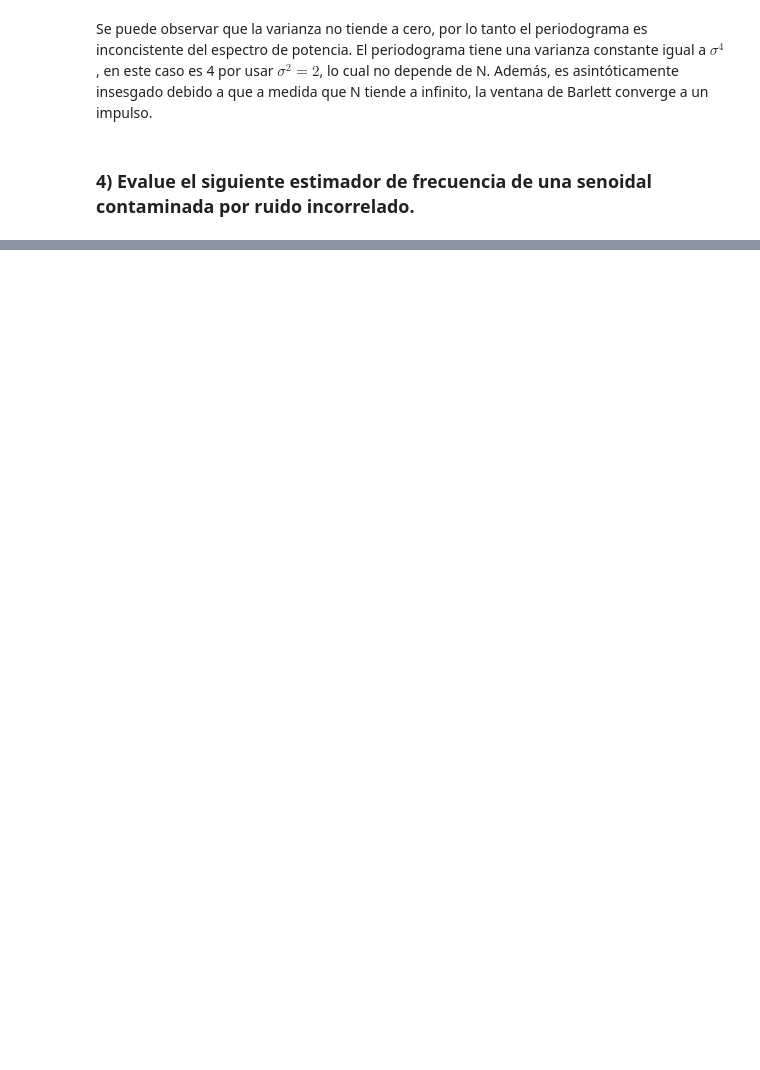
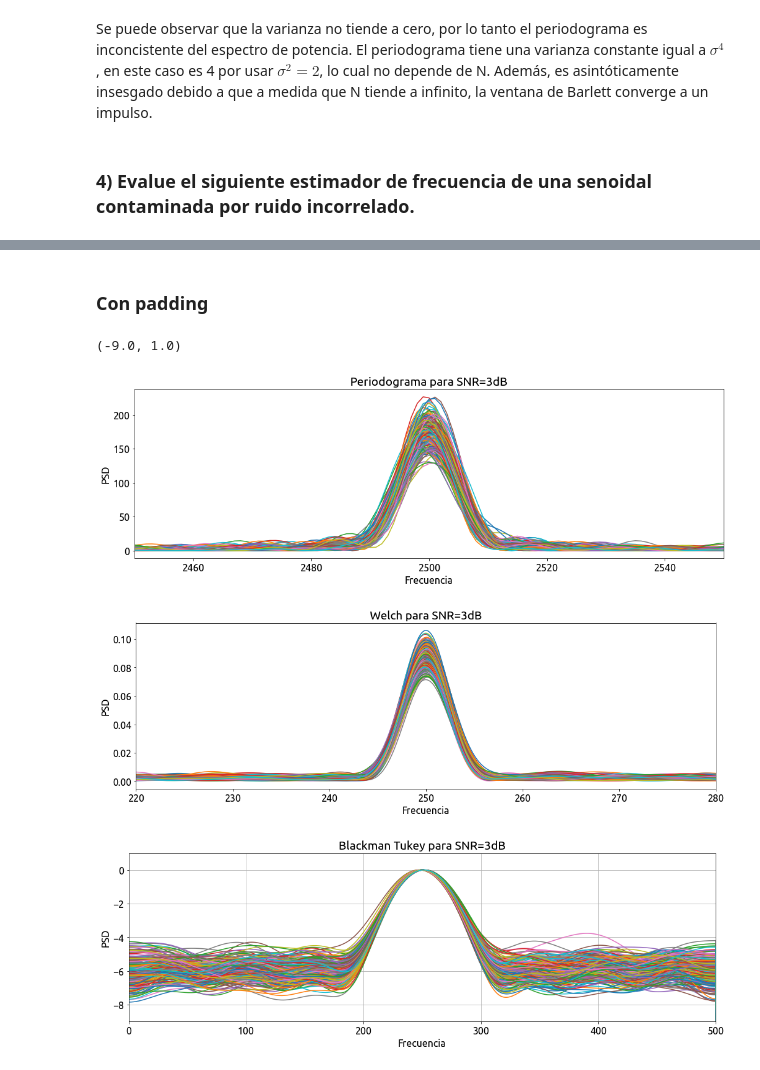
Before and after one commit to gfarace/PDS, a Jupyter notebook: Trabajos_Semanales/pds_ts8/nb_ts8.ipynb, the cells around one changed output, grey strips where cells are left out. Drawn from its saved outputs; the diff is of its cells as text; code cells hidden in the pictures; blank space fills up the shorter version.

```diff
--- a/Trabajos_Semanales/pds_ts8/nb_ts8.ipynb
+++ b/Trabajos_Semanales/pds_ts8/nb_ts8.ipynb
@@ -337,0 +184,80 @@ HTML(df.to_html())
+# %% [markdown]
+### Con padding
+# %%
+## CON PADDING ##
+#Senoidal
+#x(k)=a1⋅sen(Ω1⋅k)+n(k)
+#Ω1=Ω0+(fr.2π)/N
+#Ω0 = pi/2
+
+N = 1000  # cantidad de muestras
+fs = 1000 # frecuencia de muestreo (Hz)
+R = 200 # realizaciones
+Npad = N*10
+
+SNR = np.array([3, 10], dtype=float) #En dB
+# SNR = 10.log(Ps/Pn)
+# Pn = Ps/[10^(SNR/10)]
+# Ps = A^2/2 --> A = sqrt(Ps*2)
+pot_sen = 1 #potencia unitaria
+a1 = np.sqrt(pot_sen*2) # amplitud senoidal
+pot_ruido = pot_sen/(10**(SNR/20))
+
+ts = 1/fs # tiempo de muestreo (Hz)
+df = fs/N # resolución espectral
+tt = np.linspace(0, (N-1), N) * (1/fs)
+
+frec = np.linspace(0, (N-1), N)*df
+frec_p = np.linspace(0, (Npad-1), Npad)*fs/N
+
+# Variables aleatorias
+fr = np.random.uniform(low=-1/2, high=1/2, size=(N,R)) # distribución uniforme
+n_3db = np.random.normal(0, np.sqrt(pot_ruido[0]), size=(N,R)) # ruido con SNR 3dB
+n_10db = np.random.normal(0, np.sqrt(pot_ruido[1]), size=(N,R)) # ruido con SNR 10dB
+
+ff = (np.pi/2 + fr*(2*np.pi/N))*(fs/(2*np.pi))
+x = a1*np.sin(2*np.pi*ff*tt.reshape(N,1))
+
+#################### Para SNR=3dB ####################
+x1 = x + n_3db
+#----------------- Periodograma -----------------#
+fft_x1_p = np.fft.fft(x1, axis = 0, n=Npad)
+x1_per = (1/N)*(np.abs(fft_x1_p)**2)
+
+plt.figure(1)
+plt.plot(frec_p,x1_per)
+plt.title('Periodograma para SNR={:1.0f}dB'.format(SNR[0]))
+plt.xlabel('Frecuencia')
+plt.ylabel('PSD')
+plt.xlim(2450,2550)
+
+#----------------- Welch -----------------#
+fw_x1_w, x1_welch = sig.welch(x1, fs, nfft=Npad, axis=0)
+x1_picos_w = np.argmax(x1_welch, axis=0)/(Npad/N)
+
+plt.figure(2)
+plt.plot(fw_x1_w,x1_welch)
+plt.title('Welch para SNR={:1.0f}dB'.format(SNR[0]))
+plt.xlabel('Frecuencia')
+plt.ylabel('PSD')
+plt.xlim(220,280)
+
+#----------------- Blackman Tukey -----------------#
+# la funcion del spectrum no tiene para indicarle axis
+x1_picos_b = np.zeros(R)
+x1_black = np.zeros(R)
+plt.figure(3)
+for i in range(0,R):
+    x1black = BlackmanTukey(x1[:,i],lag=15, NFFT=Npad, sampling=fs)
+    x1_black = x1black.psd
+    x1_picos_b[i] = np.argmax(x1_black, axis=0)/(Npad/N)
+    x1black.plot(norm=True)
+plt.title('Blackman Tukey para SNR={:1.0f}dB'.format(SNR[0]))
+plt.xlabel('Frecuencia')
+plt.ylabel('PSD')
+plt.ylim(-9,1)
+# %% [output]
+(-9.0, 1.0)
+[figure, added]
+[figure, added]
+[figure, added]
```
Also changed, not shown: parts of 10 cells of this notebook, 3 other files.
